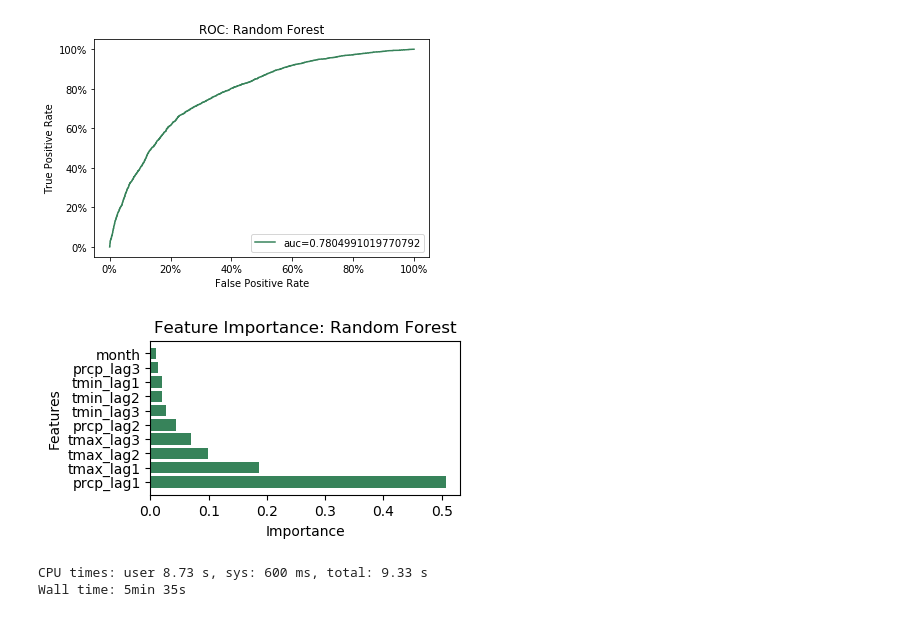
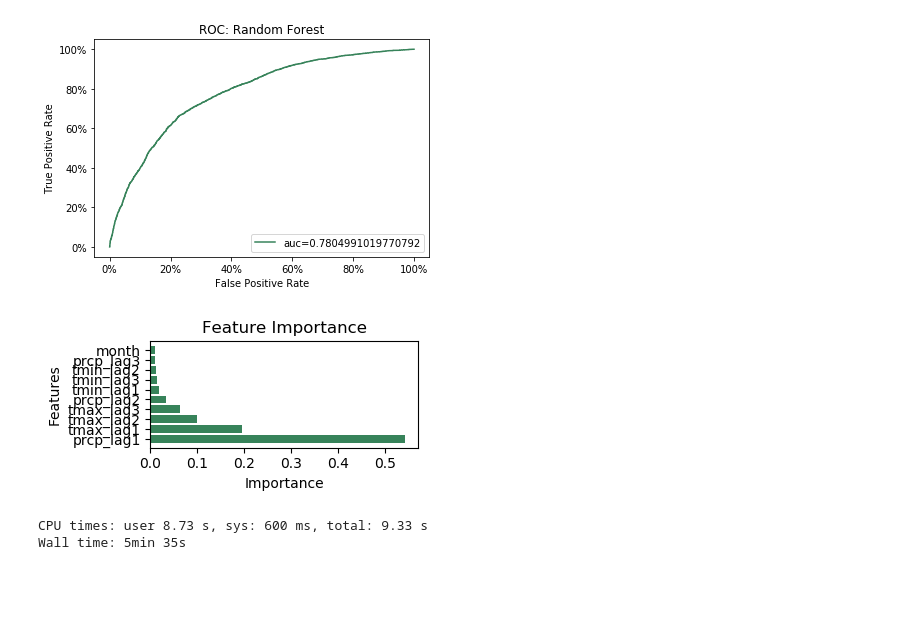
Before and after one commit to GoldbergData/joshuagoldberg-website, a Jupyter notebook: content/post/seattle-rain/index.ipynb, the cells around one changed output. Drawn from its saved outputs; the diff is of its cells as text; code cells hidden in the pictures; blank space fills up the shorter version.

Commit message:
Fixed feature importance plot. Was clipping yaxis.

```diff
--- a/content/post/seattle-rain/index.ipynb
+++ b/content/post/seattle-rain/index.ipynb
@@ -562,25 +562,26 @@ plt.show()
 # %%
 importances = rf_best_model.feature_importances_
 std = np.std([tree.feature_importances_ for tree in rf_best_model.estimators_],
              axis=0)
 indices = np.argsort(importances)[::-1]
 
 # Print the feature ranking
 headers = ["name", "score"]
 values_rf = sorted(zip(weather_lag_df.drop(['rain', 'year', 'date'], axis=1).columns, importances), key=lambda x: x[1] * -1)
 # print(tabulate(values_rf[0:10], headers, tablefmt="plain"))
 
 # Plot the feature importances of the forest
 plt.rcdefaults()
 plt.figure(figsize=[4, 2])
 plt.barh(pd.DataFrame(values_rf[0:10]).iloc[:, 0], importances[indices][0:10], align='center', color=washington_colors[0])
-plt.title('Feature Importance: Random Forest')
+plt.title('Feature Importance')
 plt.xlabel('Importance')
 plt.ylabel('Features')
+plt.tight_layout()
 plt.savefig('output14.png', dpi=dpi_value)
 plt.show()
 # %% [output]
-[figure, old version]
+[figure, new version]
 # %%
 c = np.arange(0.01, 10, .2)
 param_grid = {"C": c, "random_state": [0]}
```
Also changed, not shown: 4 other files.
